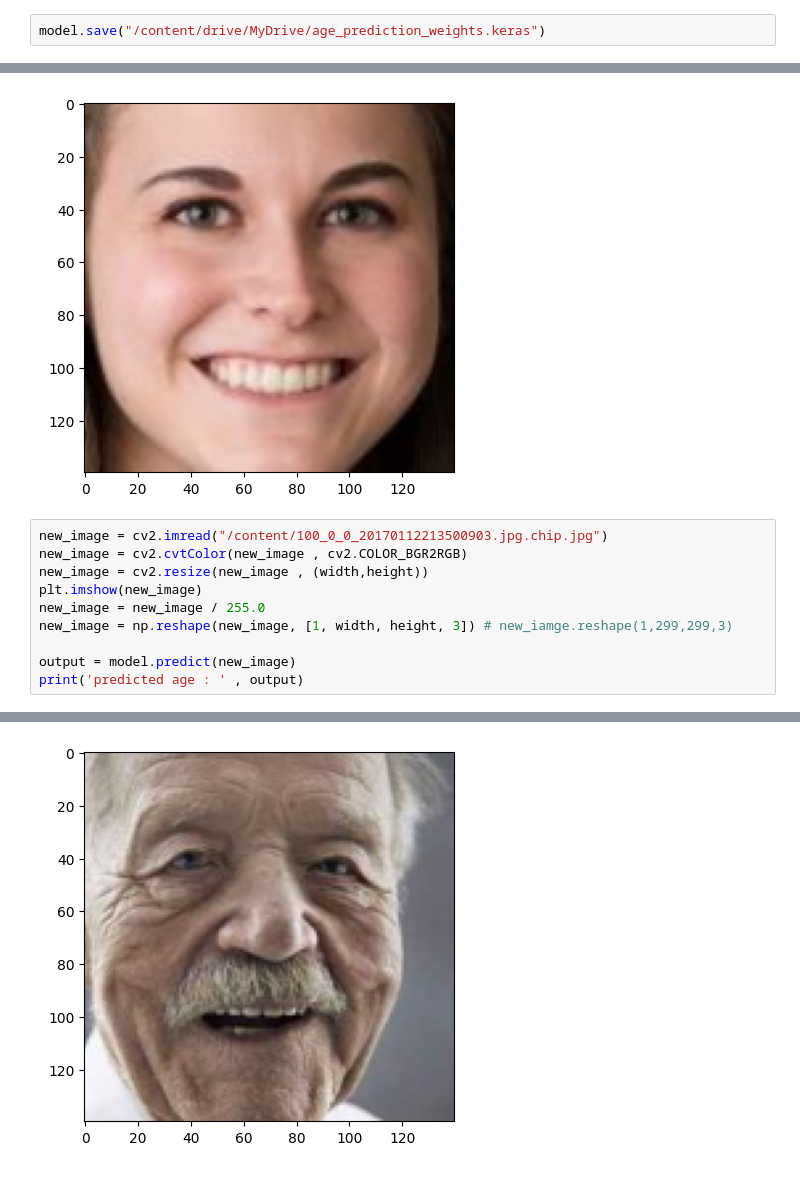
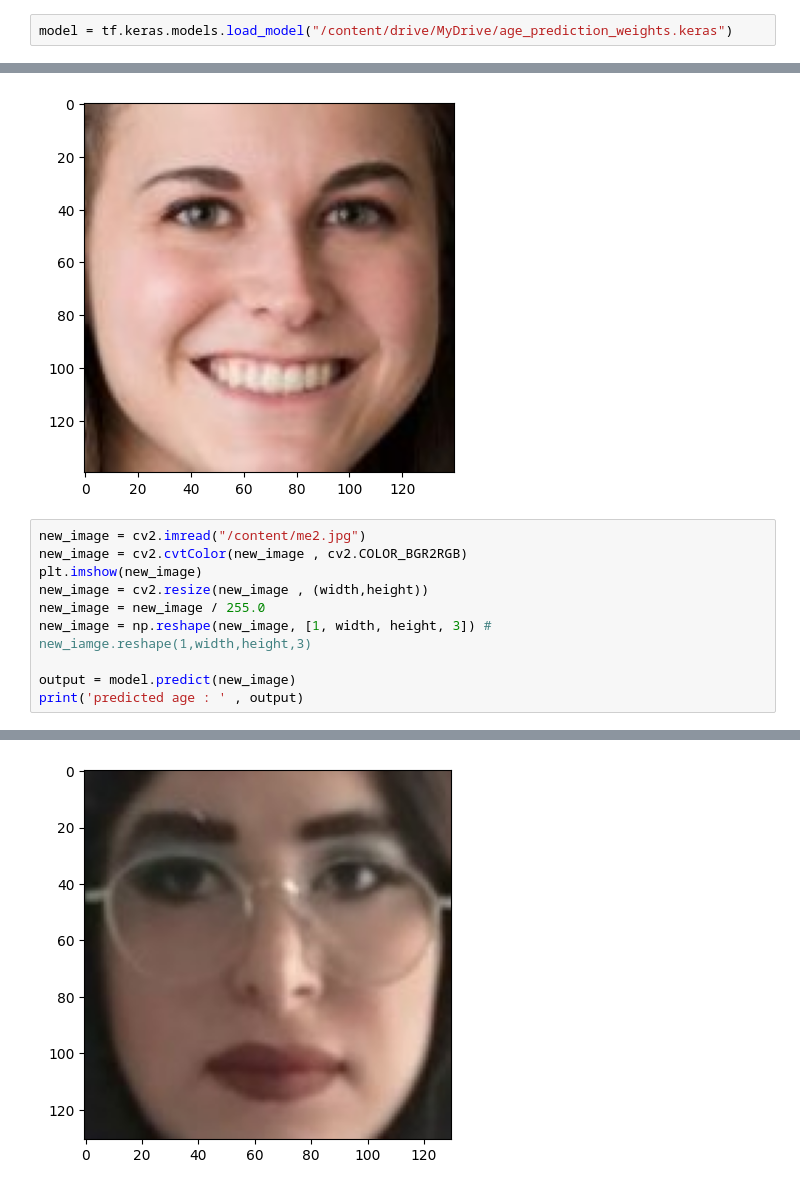
Before and after one commit to Kiana-Jahanshid/Age-Prediction, a Jupyter notebook: Age_predictor_UTKFaceDataset.ipynb, the cells around one changed output, grey strips where cells are left out. Drawn from its saved outputs; the diff is of its cells as text.

```diff
--- a/Age_predictor_UTKFaceDataset.ipynb
+++ b/Age_predictor_UTKFaceDataset.ipynb
@@ -303,4 +367,4 @@ drive.mount('/content/drive')
 # %% [output]
 Mounted at /content/drive
 # %%
-model.save("/content/drive/MyDrive/age_prediction_weights.keras")
+model = tf.keras.models.load_model("/content/drive/MyDrive/age_prediction_weights.keras")
@@ -363,12 +467,12 @@ print('predicted age : ' , output)
 predicted age :  [[20.324879]]
 [figure]
 # %%
-new_image = cv2.imread("/content/100_0_0_20170112213500903.jpg.chip.jpg")
+new_image = cv2.imread("/content/me2.jpg")
 new_image = cv2.cvtColor(new_image , cv2.COLOR_BGR2RGB)
+plt.imshow(new_image)
 new_image = cv2.resize(new_image , (width,height))
-plt.imshow(new_image)
 new_image = new_image / 255.0
-new_image = np.reshape(new_image, [1, width, height, 3]) # new_iamge.reshape(1,299,299,3)
+new_image = np.reshape(new_image, [1, width, height, 3]) # new_iamge.reshape(1,width,height,3)
 
 output = model.predict(new_image)
 print('predicted age : ' , output)
@@ -378 +482 @@ predicted age :  [[69.75793]]
-[figure, old version]
+[figure, new version]
```
Also changed, not shown: parts of 17 cells of this notebook, 3 other files.
